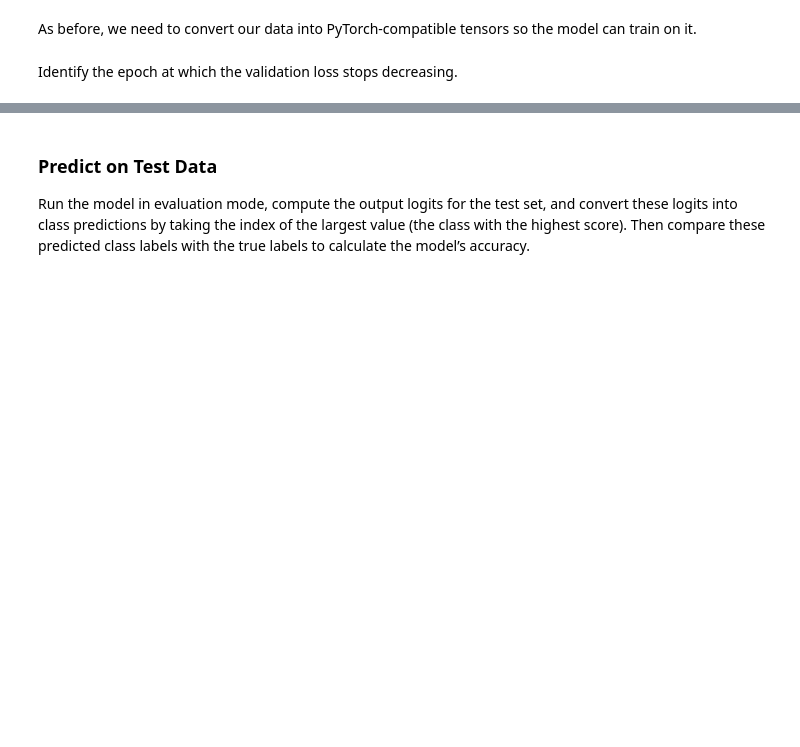
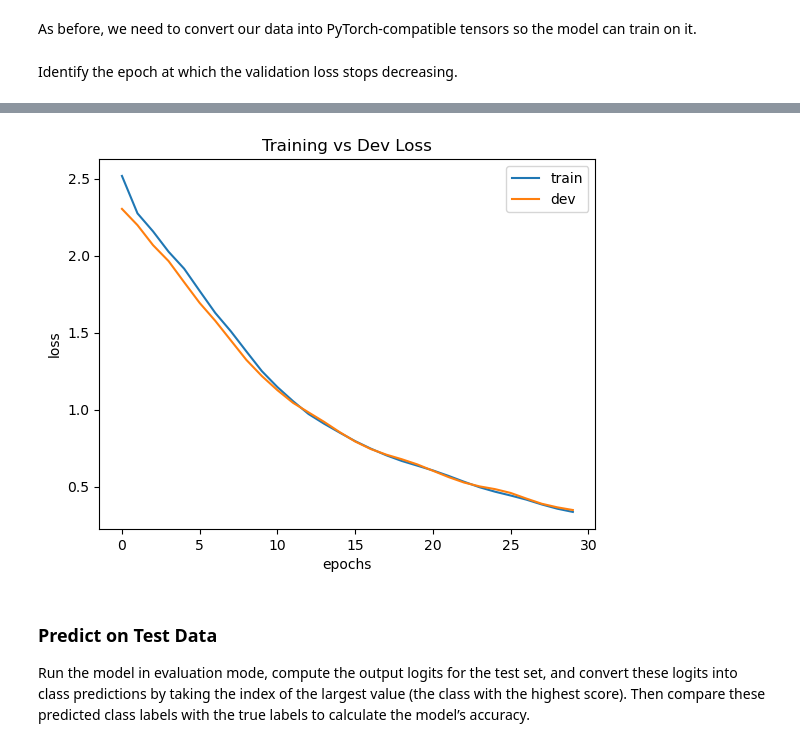
Before and after one commit to YeniaoArt/2025_26-AI-materials, a Jupyter notebook: worksheets/worksheet4.ipynb, the cells around one changed output, grey strips where cells are left out. Saved outputs shown, nothing was run; the diff lists cells and outputs as text; code cells hidden in the pictures; blank space fills up the shorter version.

```diff
--- a/worksheets/worksheet4.ipynb
+++ b/worksheets/worksheet4.ipynb
@@ -292,6 +385,16 @@ Take a look at the targets. How many classes does the output need to be classifi
 Look at the values of `X1`. Does the data need to be normalised?
 # %%
 #TODO#  #Load the dataset
-digits=##TODO##
-X1 = ##TODO##
-Y1 = ##TODO##
+from sklearn.datasets import load_digits
+
+digits = load_digits()
+X1 = digits.data
+Y1 = digits.target
+X1.shape # (1797, 64)
+# Y1 #array([0, 1, 2, ..., 8, 9, 8])
+Y1.shape #(1797,)
+X1 # 是否需要归一化？
+'''
+load_digits 的原始像素值是 0 到 16 之间的整数。
+在深度学习中，我们通常会将其缩放到[0, 1]之间，这种“归一化”操作自然需要浮点数格式。
+'''
@@ -311,7 +418,7 @@ plt.show()
 Split the dataset into training and testing sets
 # %%
 ##TODO##
-Xtr1, Xtest1, Ytr1, Ytest1=##TODO##
+Xtr1, Xtest1, Ytr1, Ytest1 = train_test_split(X1, Y1, test_size=0.2, random_state=42)
 # %% [markdown]
 ## Part (c)
 Define a multilayer perceptron (MLP) with two hidden layers. Each hidden layer should apply a linear transformation followed by a ReLU activation, and the final linear layer should produce the output. Use `nn.Sequential` to connect the layers and implement the forward pass.
@@ -350,7 +493,7 @@ Xtest_t1 = torch.tensor(Xtest1, dtype=torch.float32)
 # %% [markdown]
 Identify the epoch at which the validation loss stops decreasing.
 # %%
-num_epochs=#TODO#
+num_epochs = 30
 train_losses = []
 dev_losses = []
 
@@ -387,3 +530,4 @@ plt.ylabel('loss')
 plt.legend()
 plt.title("Training vs Dev Loss")
 plt.show()
+# %% [output]
@@ -390,3 +551,4 @@ plt.show()
+[figure, added]
 # %% [markdown]
 ### Predict on Test Data
 Run the model in evaluation mode, compute the output logits for the test set, and convert these logits into class predictions by taking the index of the largest value (the class with the highest score). Then compare these predicted class labels with the true labels to calculate the model’s accuracy.
```
Also changed, not shown: parts of 29 cells of this notebook.
